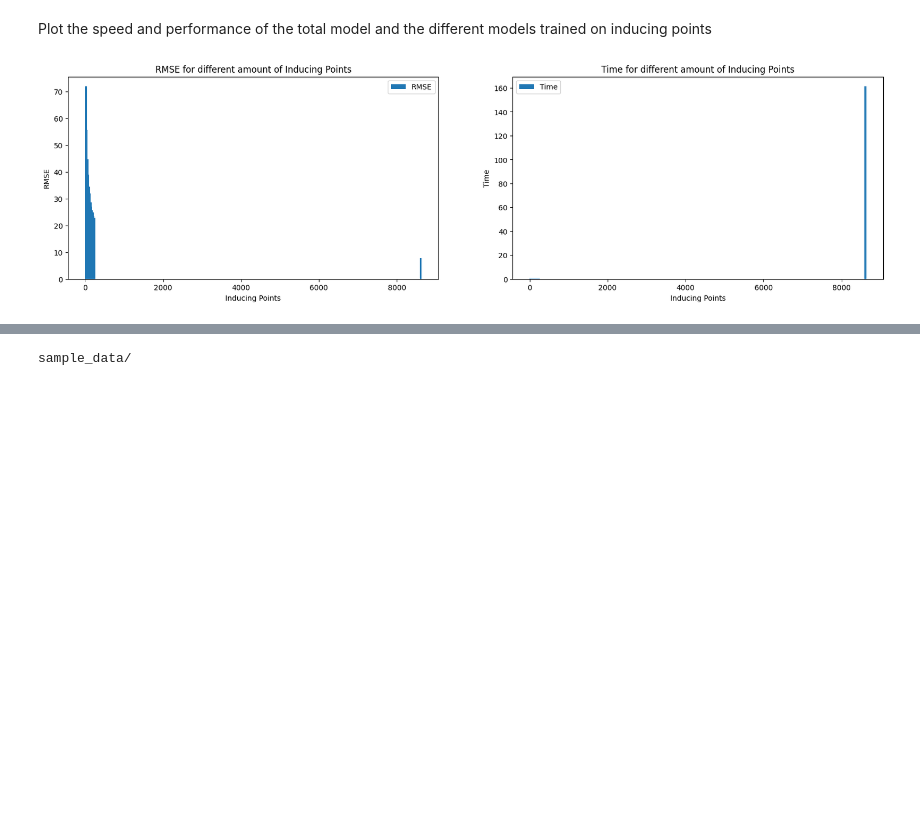
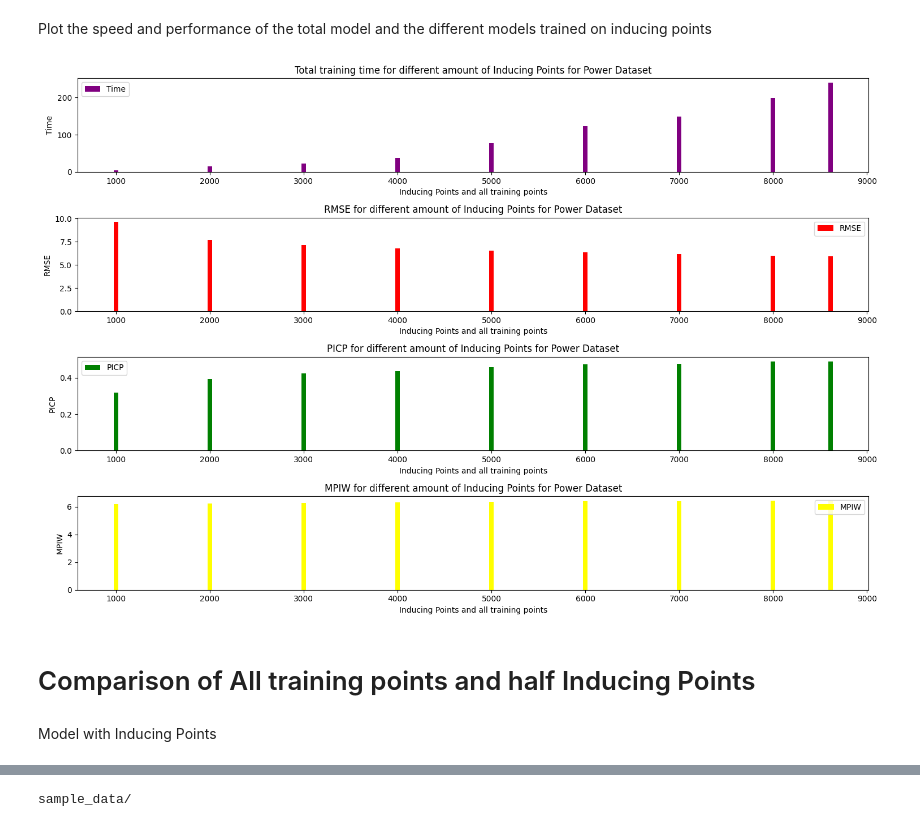
Before and after one commit to Sabelz/Gaussian_Processes_Inducing_Points, a Jupyter notebook: GPs/GPPowerPlant.ipynb, the cells around one changed output, grey strips where cells are left out. Saved outputs shown, nothing was run; the diff lists cells and outputs as text; code cells hidden in the pictures; blank space fills up the shorter version.

Commit message:
final comparison

```diff
--- a/GPs/GPPowerPlant.ipynb
+++ b/GPs/GPPowerPlant.ipynb
@@ -238,8 +264,9 @@ model.likelihood.eval()
 
 # Make predictions by feeding model through likelihood
 with torch.no_grad(), gpytorch.settings.fast_pred_var(): # https://arxiv.org/abs/1803.06058
-    observed_pred = model.likelihood(f_preds)# gives us the posterior predictive distribution p(y* | x*, X, y) which is the probability distribution over the predicted output value
-    prediction_means = observed_pred.mean.numpy()
+    observed_pred = model.likelihood(posterior_distribution) # gives us the posterior predictive distribution p(y* | x*, X, y) which is the probability distribution over the predicted output value
+    prediction_means = observed_pred.mean
+    prediction_variances = observed_pred.variance
 # %% [markdown]
 # Compute Root Mean Square Error (RMSE)
 # %%
@@ -508,5 +530,5 @@ bar_plot_func(input1, K_means_times1, train_times1, posterior_times1, RMSE_list1
 # %%
 # Get Values
 input2 = [1000, 2000, 3000, 4000, 5000, 6000, 7000, 8000]
-RMSE_list2, K_means_times2, train_times2, posterior_times2 = severalInducingPointsKmeans(input2)
+RMSE_list2, K_means_times2, train_times2, posterior_times2, PICP_list2, MPIW_list2 = severalInducingPointsKmeans(input2, xTrain_standardized, yTrain, xTest_standardized, yTest)
 # %%
@@ -562,36 +590,64 @@ with torch.no_grad(), gpytorch.settings.fast_pred_var(): # https://arxiv.org/abs
+# %%
+training_time_final, RMSE_final, PICP_final, MPIW_final, model_final = model_all_points(xTrain_standardized, yTrain, xTest_standardized, yTest)
 # %% [markdown]
 Total time from the inducing points with K-means
 # %%
 sum_time_inducing = [] # Total time for the inducing points
-for i in range(len(K_means_times3)):
-  sum_time_inducing.append(K_means_times3[i] + train_times3[i] + posterior_times3[i])
+for i in range(len(K_means_times2)):
+  sum_time_inducing.append(K_means_times2[i] + train_times2[i] + posterior_times2[i])
 # %% [markdown]
 Plot the speed and performance of the total model and the different models trained on inducing points
 # %%
-RMSE = RMSE_list3+[RMSE_final] # List of RMSEs
-times = sum_time_inducing+[execution_time_final] # list of training times
-
+RMSE = RMSE_list2+[RMSE_final] # List of RMSEs
+times = sum_time_inducing+[training_time_final] # list of training times
+PICPs = PICP_list2+[PICP_final] # List of PICPs
+MPIWs = MPIW_list2+[MPIW_final] # List of MPIWs
 # PLOT
 width = 50
-indices_final = [20, 40, 60, 80, 100, 120, 140, 160, 180, 200, 220, 240] # x values in bar plot
+indices_final = [1000, 2000, 3000, 4000, 5000, 6000, 7000, 8000] # x values in bar plot
 
-indices_final.append(8611) # 8611 is 90% of training points
-fig, axs = plt.subplots(1, 2, figsize=(20, 5))  # Create a figure and a 1x2 subplot
+indices_final.append(len(xTrain_standardized)) # All training points
+fig, axs = plt.subplots(4, 1, figsize=(15, 10))  # Create a figure and a 1x2 subplot
+
 # First subplot
-axs[0].bar(indices_final, RMSE, label='RMSE', width = width)
-axs[0].set_xlabel('Inducing Points')
-axs[0].set_ylabel('RMSE')
-axs[0].set_title('RMSE for different amount of Inducing Points')
+axs[0].bar(indices_final, times, label='Time', width = width, color = "purple")
+axs[0].set_xlabel('Inducing Points and all training points')
+axs[0].set_ylabel('Time')
+axs[0].set_title('Total training time for different amount of Inducing Points for Power Dataset')
 axs[0].legend()
 
 # Second subplot
-axs[1].bar(indices_final, times, label='Time', width = width)
-axs[1].set_xlabel('Inducing Points')
-axs[1].set_ylabel('Time')
-axs[1].set_title('Time for different amount of Inducing Points')
+axs[1].bar(indices_final, RMSE, label='RMSE', width = width, color = "red")
+axs[1].set_xlabel('Inducing Points and all training points')
+axs[1].set_ylabel('RMSE')
+axs[1].set_title('RMSE for different amount of Inducing Points for Power Dataset')
 axs[1].legend()
+
+
+
+# Third subplot
+axs[2].bar(indices_final, PICPs, label='PICP', width = width, color = "green")
+axs[2].set_xlabel('Inducing Points and all training points')
+axs[2].set_ylabel('PICP')
+axs[2].set_title('PICP for different amount of Inducing Points for Power Dataset')
+axs[2].legend()
+
+# Fourth subplot
+axs[3].bar(indices_final, MPIWs, label='MPIW', width = width, color = "yellow")
+axs[3].set_xlabel('Inducing Points and all training points')
+axs[3].set_ylabel('MPIW')
+axs[3].set_title('MPIW for different amount of Inducing Points for Power Dataset')
+axs[3].legend()
+
+# Adjust spacing between subplots
+plt.tight_layout()
 
 # Show the plot
 plt.show()
 # %% [output]
-[figure, old version]
+[figure, new version]
+# %% [markdown]
+# Comparison of All training points and half Inducing Points
+# %% [markdown]
+
+Model with Inducing Points
```
Also changed, not shown: parts of 23 cells of this notebook.
